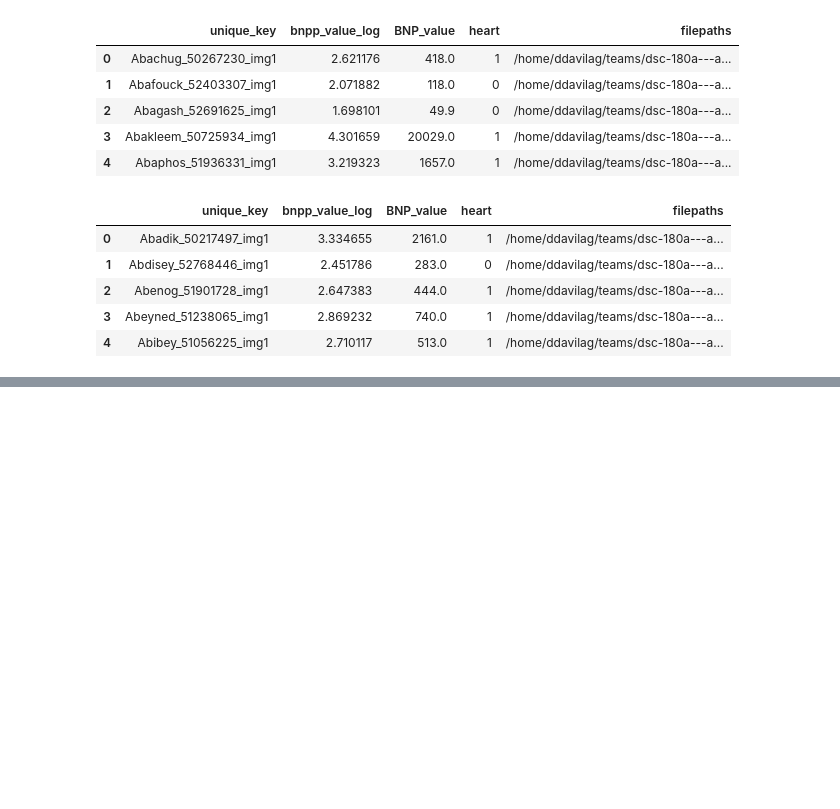
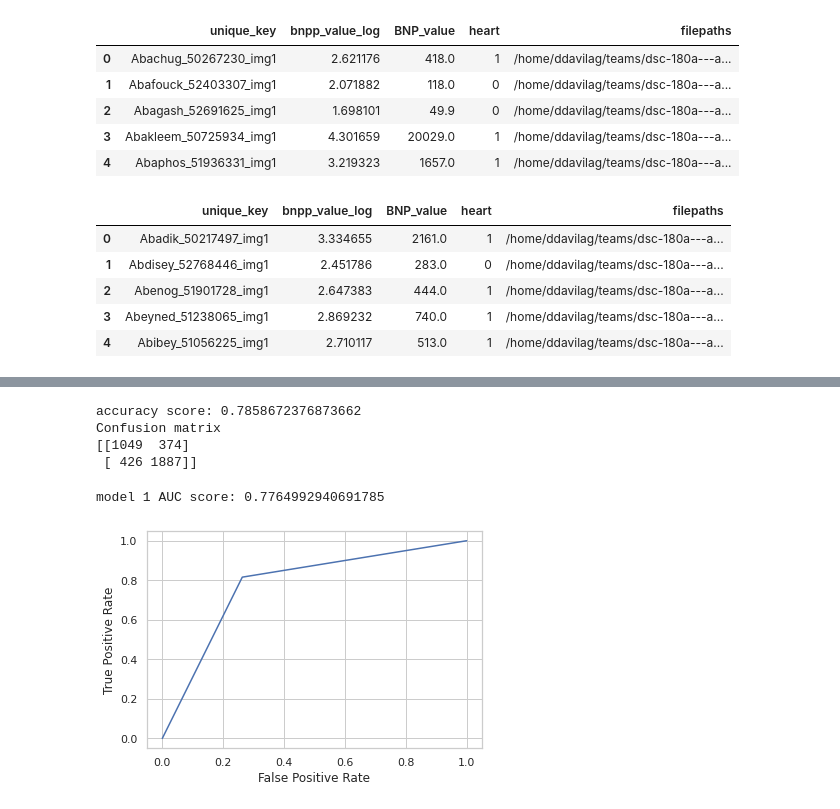
Before and after one commit to ddav118/DSC180A, a Jupyter notebook: Week5_all data.ipynb, the cells around one changed output, grey strips where cells are left out. Cells and saved outputs as stored; diff of their text form; code cells hidden in the pictures; blank space fills up the shorter version.

```diff
--- a/Week5_all data.ipynb
+++ b/Week5_all data.ipynb
@@ -366,15 +442,11 @@ plt.show()
-# %%
-epochs = np.arange(1,EPOCHS+1)
-df = pd.DataFrame(data={'train loss': tlosses,'valid loss':vlosses})
-#display(df)
-sns.set(style='whitegrid')
-#plt.figure(figsize=(20,3))
-
-g = sns.FacetGrid(df, height = 6)
-
-g = g.map(sns.lineplot, x=epochs,y=tlosses,marker='o', label='train')
-g = g.map(sns.lineplot, x=epochs,y=vlosses,color='red',marker='o', label='valid')
-g.set(ylim=(0, None))
-g.add_legend()
-plt.xticks(epochs)
-plt.show()
+# %%
+model.eval()
+device = torch.device('cuda' if torch.cuda.is_available() else 'cpu')
+preds, hearts = np.array([]), np.array([])
+valid_loader = DataLoader(valid_set, batch_size=1, shuffle=False, num_workers=num_workers, pin_memory=pin_memory)
+with torch.no_grad():
+        for i, (image, _, heart) in tqdm(enumerate(valid_loader), total=len(valid_loader)):
+            image = image.to(device, non_blocking=True)
+            pred = model(image)
+            hearts = np.append(hearts, heart)
+            preds = np.append(preds, pred.item())
@@ -380,0 +458,32 @@ plt.show()
+# %%
+preds = 10**preds
+y_preds = preds > 400
+# %%
+from sklearn.metrics import accuracy_score, confusion_matrix, roc_auc_score, roc_curve
+
+
+print(f'accuracy score: {accuracy_score(hearts, y_preds)}')
+cf_mat = confusion_matrix(hearts, y_preds)
+print('Confusion matrix')
+print(cf_mat)
+# %% [output]
+accuracy score: 0.7858672376873662
+Confusion matrix
+[[1049  374]
+ [ 426 1887]]
+# %%
+def plot_roc_curve(true_y, y_prob):
+    """
+    plots the roc curve based of the probabilities
+    """
+
+    fpr, tpr, thresholds = roc_curve(true_y, y_prob)
+    plt.plot(fpr, tpr)
+    plt.xlabel('False Positive Rate')
+    plt.ylabel('True Positive Rate')
+# %%
+plot_roc_curve(hearts, y_preds)
+print(f'model 1 AUC score: {roc_auc_score(hearts, y_preds)}')
+# %% [output]
+model 1 AUC score: 0.7764992940691785
+[figure, added]
```
Also changed, not shown: parts of 33 cells of this notebook, 2 other files.
